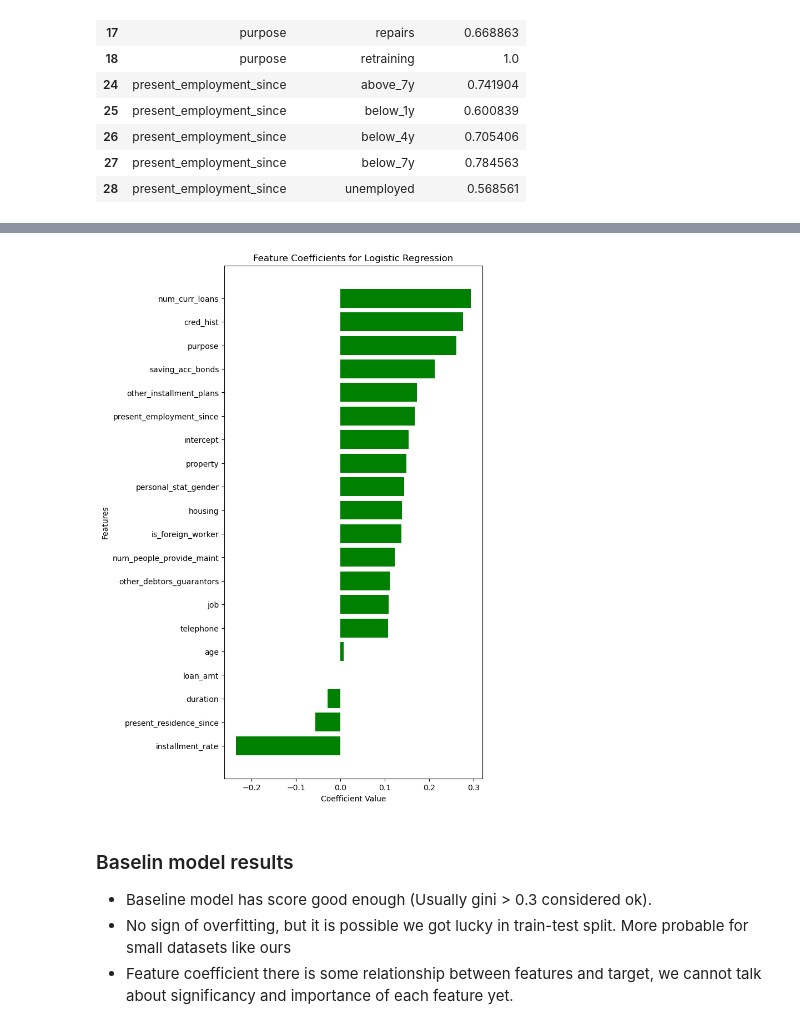
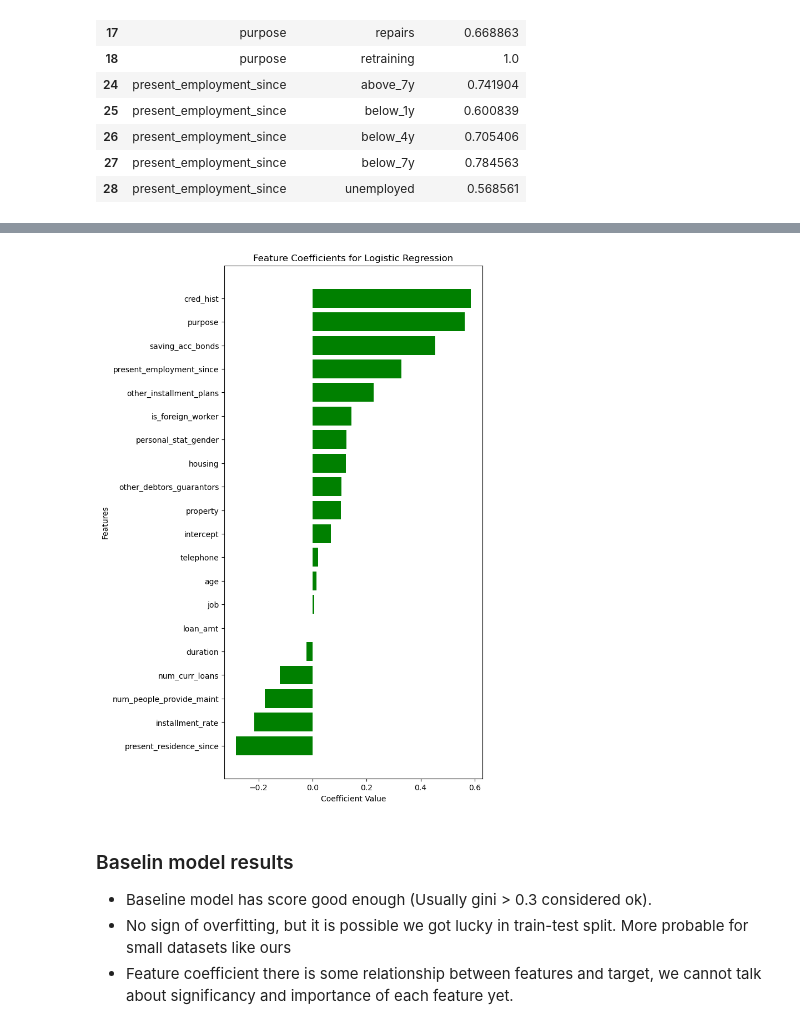
Before and after one commit to elsnkazm/datazone_data_preprocessing, a Jupyter notebook: seminar_v3.ipynb, the cells around one changed output, grey strips where cells are left out. Cells and saved outputs as stored; diff of their text form; code cells hidden in the pictures.

```diff
--- a/seminar_v3.ipynb
+++ b/seminar_v3.ipynb
@@ -299,21 +299,21 @@ plt.show()
 # %%
 feature_coefficients = model.coef_[0]
 feature_names = list(X_train_preprocessed.columns)
 feature_names.append('intercept')
 
 intercept = model.intercept_[0]
-fimp = pd.DataFrame(list(feature_importances) + [intercept],
+fimp = pd.DataFrame(list(feature_coefficients) + [intercept],
                     index=feature_names, columns=['value']).reset_index()
 fimp = fimp.sort_values('value', ascending=True)
 
 plt.figure(figsize=(6,12))
 plt.barh(fimp.iloc[:20]['index'], fimp.iloc[:20]['value'], color='green')
 plt.xlabel('Coefficient Value')
 plt.ylabel('Features')
 plt.title('Feature Coefficients for Logistic Regression')
 plt.show()
 # %% [output]
-[figure, old version]
+[figure, new version]
 # %% [markdown]
 ### Baselin model results
 
```
Also changed, not shown: parts of 10 cells of this notebook, 2 other files.
